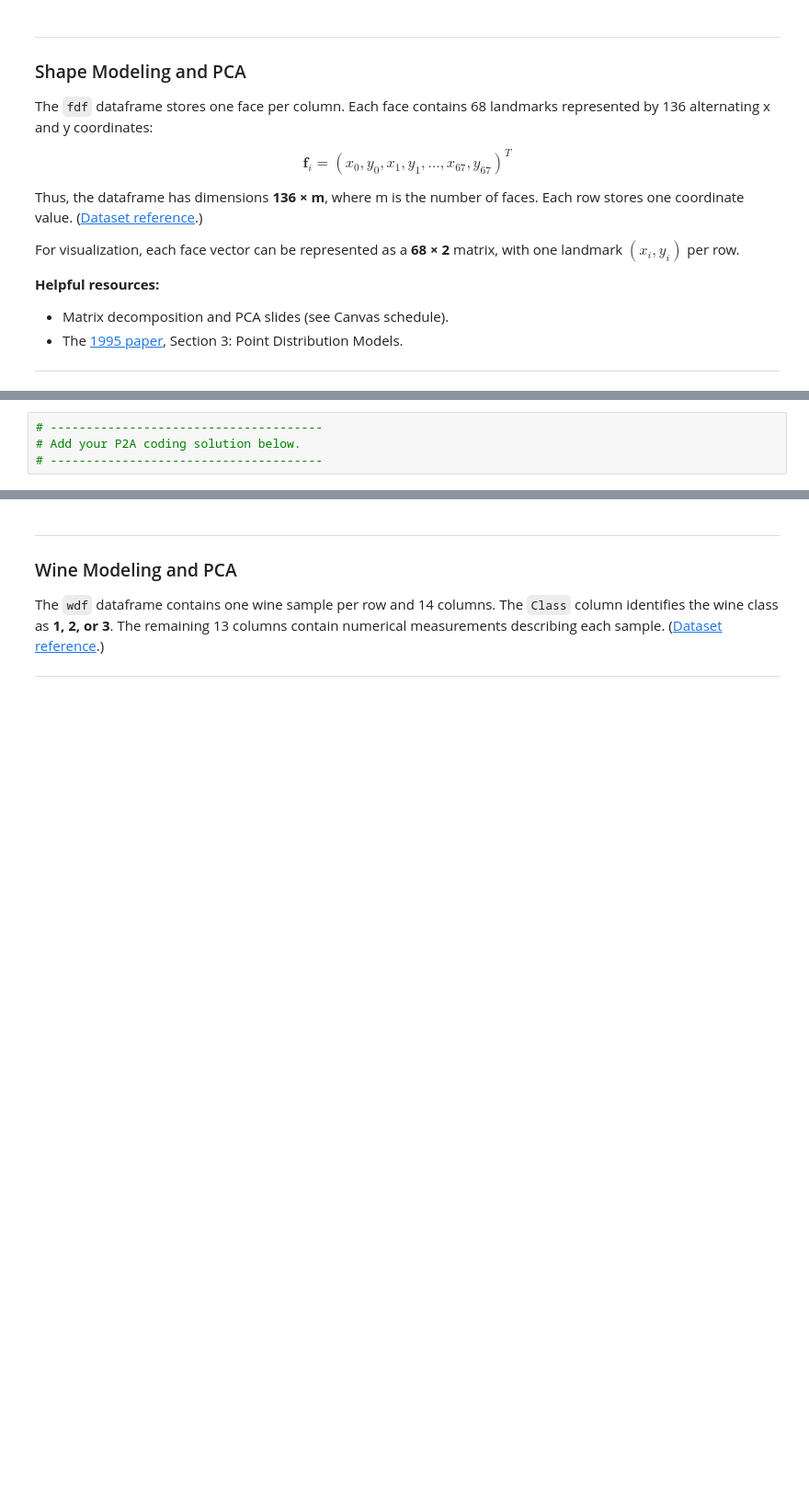
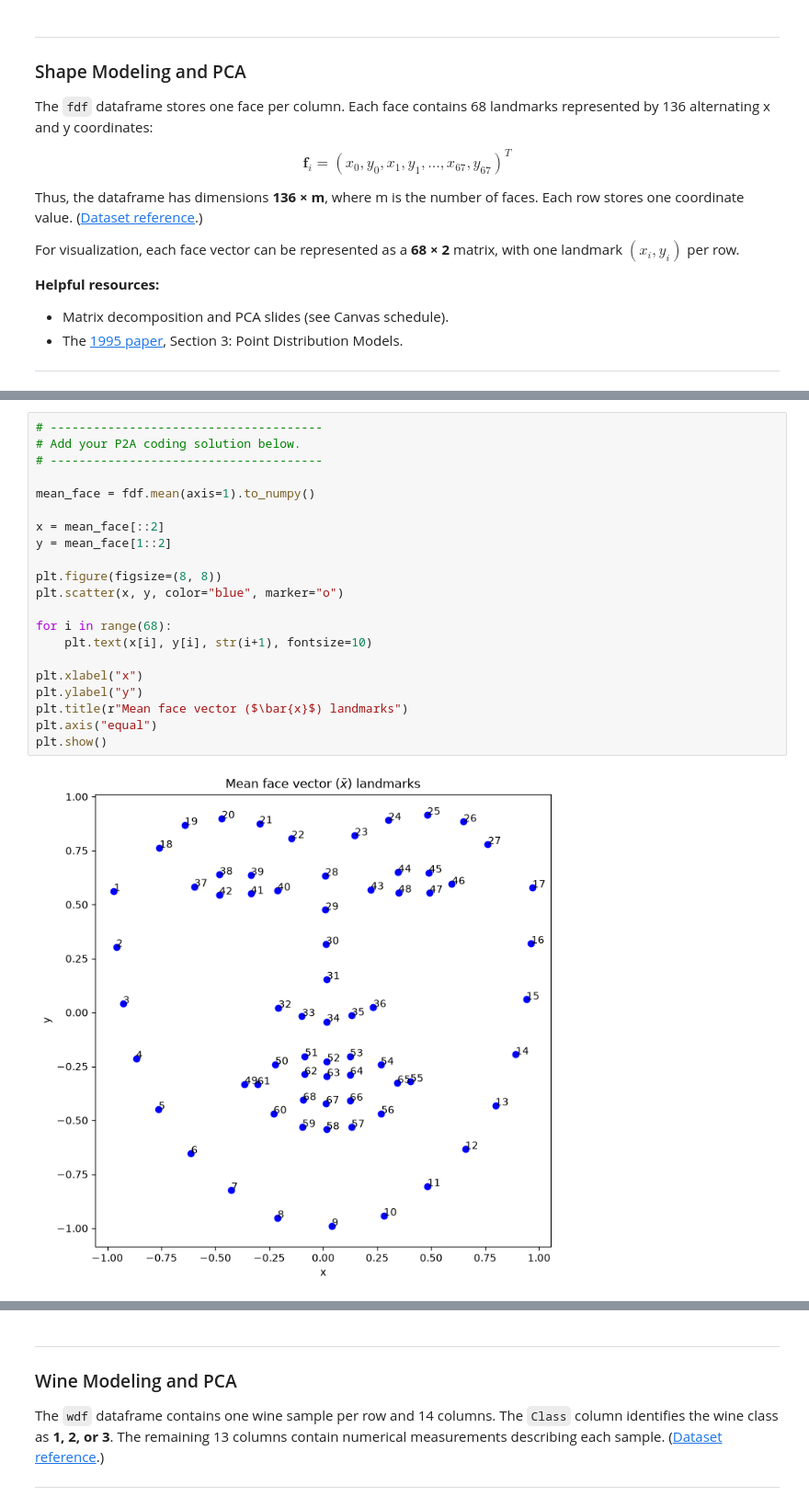
Before and after one commit to ethan-yountz/p2, a Jupyter notebook: P2.ipynb, the cells around one changed output, grey strips where cells are left out. Shown at 92% size. Cells and saved outputs as stored; diff of their text form; blank space fills up the shorter version.

```diff
--- a/P2.ipynb
+++ b/P2.ipynb
@@ -261,10 +281,29 @@ To receive full credit, your plotting solution must generate a scatter plot that
 - The plot axis is ``equal``.
 - Label the horizontal axis `x` and the vertical axis `y`.
 - Set the title to **Mean face vector ($\bar{x}$) landmarks**.
-# %%
-# --------------------------------------
-# Add your P2A coding solution below.
-# --------------------------------------
+# %%
+# --------------------------------------
+# Add your P2A coding solution below.
+# --------------------------------------
+
+mean_face = fdf.mean(axis=1).to_numpy()
+
+x = mean_face[::2]
+y = mean_face[1::2]
+
+plt.figure(figsize=(8, 8))
+plt.scatter(x, y, color="blue", marker="o")
+
+for i in range(68):
+    plt.text(x[i], y[i], str(i+1), fontsize=10)
+
+plt.xlabel("x")
+plt.ylabel("y")
+plt.title(r"Mean face vector ($\bar{x}$) landmarks")
+plt.axis("equal")
+plt.show()
+# %% [output]
+[figure, added]
 # %% [markdown]
 ****
 
```
Also changed, not shown: parts of 10 cells of this notebook.
